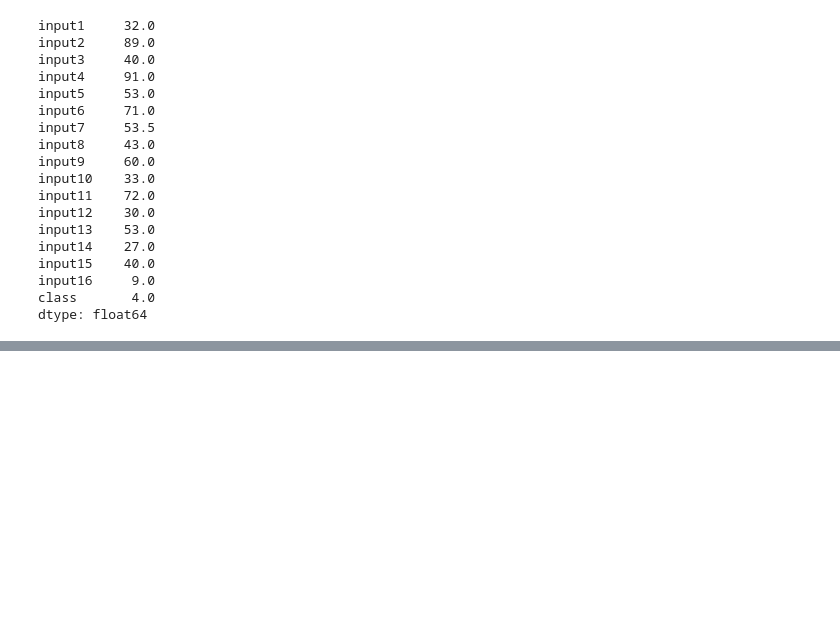
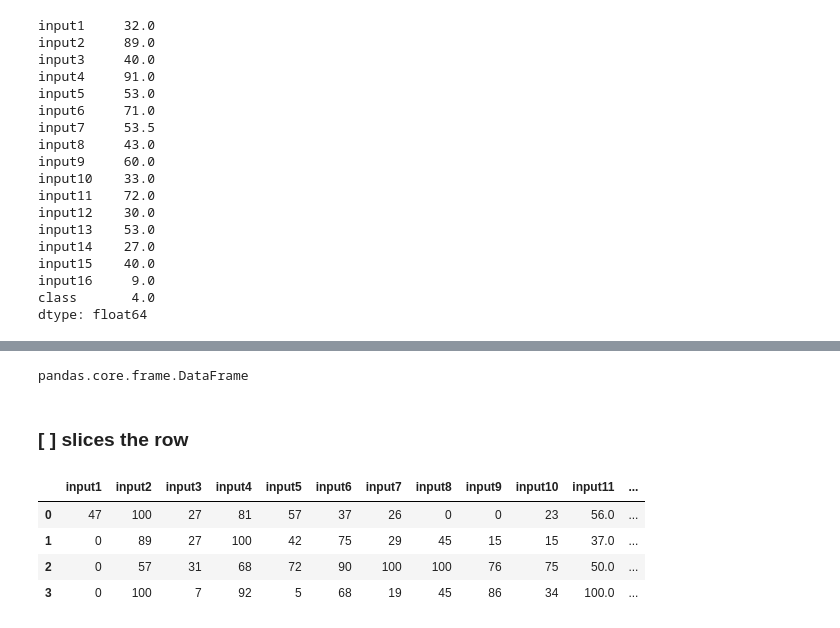
Before and after one commit to vash-ashutosh/Advanced-Data-Manipulation, a Jupyter notebook: Playing with Data - Python Pandas.ipynb, the cells around one changed output, grey strips where cells are left out. Cells and saved outputs as stored; diff of their text form; code cells hidden in the pictures; blank space fills up the shorter version.

```diff
--- a/Playing with Data - Python Pandas.ipynb
+++ b/Playing with Data - Python Pandas.ipynb
@@ -317,0 +376,14 @@ dtype: float64
+# %%
+type(data[['input1']])
+# %% [output]
+pandas.core.frame.DataFrame
+# %% [markdown]
+### [ ] slices the row
+# %%
+data[:4] #Works on index
+# %% [output]
+|  | input1 | input2 | input3 | input4 | input5 | input6 | input7 | input8 | input9 | input10 | input11 | ... |
+| 0 | 47 | 100 | 27 | 81 | 57 | 37 | 26 | 0 | 0 | 23 | 56.0 | ... |
+| 1 | 0 | 89 | 27 | 100 | 42 | 75 | 29 | 45 | 15 | 15 | 37.0 | ... |
+| 2 | 0 | 57 | 31 | 68 | 72 | 90 | 100 | 100 | 76 | 75 | 50.0 | ... |
+| 3 | 0 | 100 | 7 | 92 | 5 | 68 | 19 | 45 | 86 | 34 | 100.0 | ... |
```
Also changed, not shown: parts of 12 cells of this notebook.
